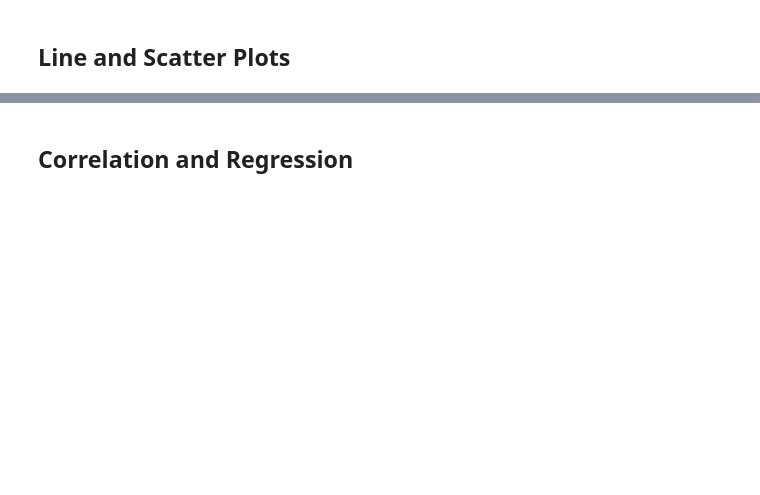
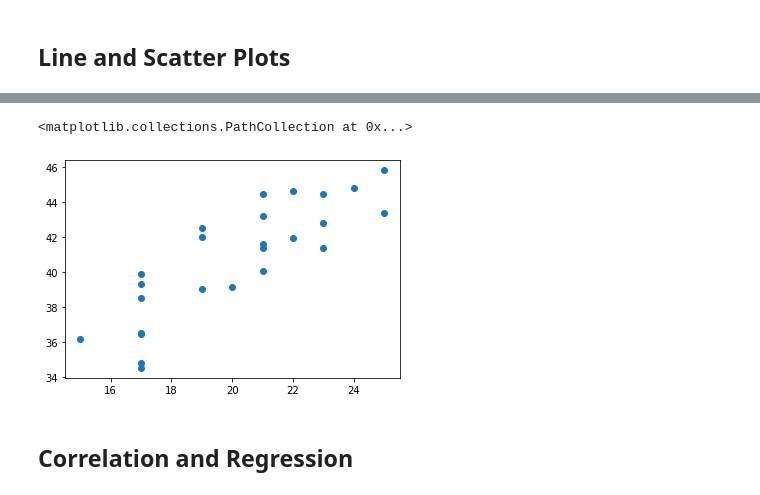
Before and after one commit to obfrap/Pymaceuticals, a Jupyter notebook: Pymaceuticals/pymaceuticals_starter-Current.ipynb, the cells around one changed output, grey strips where cells are left out. Drawn from its saved outputs; the diff is of its cells as text; code cells hidden in the pictures; blank space fills up the shorter version.

```diff
--- a/Pymaceuticals/pymaceuticals_starter-Current.ipynb
+++ b/Pymaceuticals/pymaceuticals_starter-Current.ipynb
@@ -361,2 +441,25 @@ NameError: name 'cad_df' is not defined
+# %%
+# Generate a scatter plot of mouse weight versus average tumor volume for the Capomulin regimen
+#Sorted for all Capomulin treatments
+cap_scat=cleaned_combined_df.loc[cleaned_combined_df['Drug Regimen']=='Capomulin']
+cap_scat_av=pd.DataFrame(cap_scat.groupby('Mouse ID')['Tumor Volume (mm3)'].mean())
+cap_scat_av
+cap_scat_vol=pd.DataFrame(cap_scat.groupby('Mouse ID')["Weight (g)"].mean())
+cap_scat_vol
+cap_scat_tb=pd.merge(left=cap_scat_av, right=cap_scat_vol, how='left', on='Mouse ID')
+scatter=pd.DataFrame(cap_scat_tb)
+scatter
+#merge_drug_2=pd.merge(left=n_ccd, right=cleaned_combined_df, how='left')
+
+
+weight=scatter['Weight (g)']
+weight
+vol=scatter['Tumor Volume (mm3)']
+vol
+
+plt.scatter(weight, vol)
+# %% [output]
+<matplotlib.collections.PathCollection at 0x...>
+[figure, added]
 # %% [markdown]
 ## Correlation and Regression
```
Also changed, not shown: parts of 13 cells of this notebook, 1 other file.
